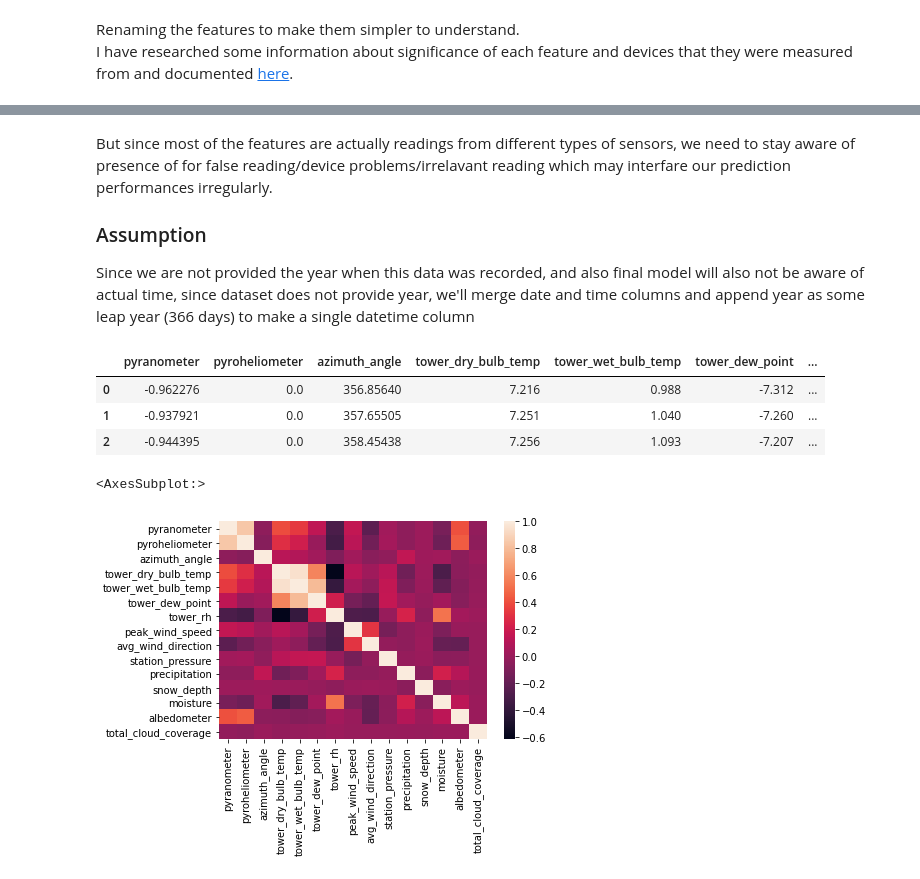
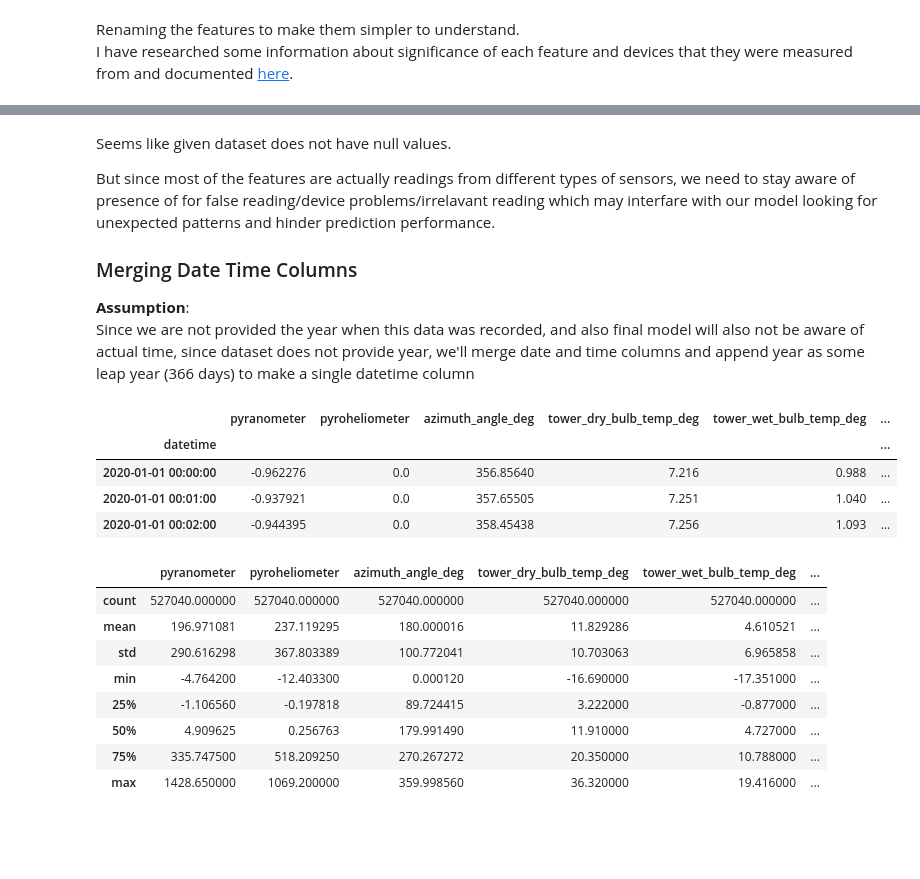
Before and after one commit to mrutyunjay17/solar-cloud-coverage-prediction, a Jupyter notebook: data_analysis.ipynb, the cells around one changed output, grey strips where cells are left out. Cells and saved outputs as stored; diff of their text form; code cells hidden in the pictures; blank space fills up the shorter version.

Commit message:
Cloud coverage analysis

```diff
--- a/data_analysis.ipynb
+++ b/data_analysis.ipynb
@@ -122,17 +122,17 @@ CUSTOM_FEATURE_NAMES = {
     'MST':'time',
     'Global CMP22 (vent/cor) [W/m^2]':'pyranometer',
     'Direct sNIP [W/m^2]':'pyroheliometer',
-    'Azimuth Angle [degrees]':'azimuth_angle',
-    'Tower Dry Bulb Temp [deg C]':'tower_dry_bulb_temp',
-    'Tower Wet Bulb Temp [deg C]':'tower_wet_bulb_temp',
-    'Tower Dew Point Temp [deg C]':'tower_dew_point',
-    'Tower RH [%]':'tower_rh',
-    'Total Cloud Cover [%]':'total_cloud_coverage',
-    'Peak Wind Speed @ 6ft [m/s]':'peak_wind_speed',
-    'Avg Wind Direction @ 6ft [deg from N]':'avg_wind_direction',
-    'Station Pressure [mBar]':'station_pressure',
-    'Precipitation (Accumulated) [mm]':'precipitation',
-    'Snow Depth [cm]':'snow_depth',
+    'Azimuth Angle [degrees]':'azimuth_angle_deg',
+    'Tower Dry Bulb Temp [deg C]':'tower_dry_bulb_temp_deg',
+    'Tower Wet Bulb Temp [deg C]':'tower_wet_bulb_temp_deg',
+    'Tower Dew Point Temp [deg C]':'tower_dew_point_deg',
+    'Tower RH [%]':'tower_rh_pct',
+    'Total Cloud Cover [%]':'total_cloud_coverage_pct',
+    'Peak Wind Speed @ 6ft [m/s]':'peak_wind_speed_mps',
+    'Avg Wind Direction @ 6ft [deg from N]':'avg_wind_direction_deg',
+    'Station Pressure [mBar]':'station_pressure_mbar',
+    'Precipitation (Accumulated) [mm]':'precipitation_mm',
+    'Snow Depth [cm]':'snow_depth_cm',
     'Moisture':'moisture',
     'Albedo (CMP11)':'albedometer'
 }
@@ -170,29 +170,49 @@ albedometer             0
 dtype: int64
 # %% [markdown]
-But since most of the features are actually readings from different types of sensors, we need to stay aware of presence of for false reading/device problems/irrelavant reading which may interfare our prediction performances irregularly.
+Seems like given dataset does not have null values.
 
-### Assumption
+But since most of the features are actually readings from different types of sensors, we need to stay aware of presence of for false reading/device problems/irrelavant reading which may interfare with our model looking for unexpected patterns and hinder prediction performance.
+
+### Merging Date Time Columns
+**Assumption**:
 Since we are not provided the year when this data was recorded, and also final model will also not be aware of actual time, since dataset does not provide year, we'll merge date and time columns and append year as some leap year (366 days) to make a single datetime column
 # %%
 # Merge datetime and get dependant variable as last column
 def add_datetime_column(weather_df):
-    weather_df['datetime'] = pd.to_datetime('2020/'+weather_df['date']+ ' ' + weather_df['time'])
-    cloud_coverage = weather_df['total_cloud_coverage']
-    weather_df = weather_df.drop(['date', 'time', 'total_cloud_coverage'], axis=1)
-    weather_df['total_cloud_coverage'] = cloud_coverage
+    column_name = 'datetime'
+    column_name_cpy = 'datetime_cpy'
+
+    if column_name in weather_df.columns: #Already exists
+        return weather_df
+
+    weather_df[column_name] = pd.to_datetime('2020/'+weather_df['date']+ ' ' + weather_df['time'])
+    weather_df[column_name_cpy] = pd.to_datetime('2020/'+weather_df['date']+ ' ' + weather_df['time'])
+    cloud_coverage = weather_df['total_cloud_coverage_pct']
+
+    weather_df = weather_df.drop(['date', 'time', 'total_cloud_coverage_pct'], axis=1)
+    weather_df['total_cloud_coverage_pct'] = cloud_coverage
     return weather_df
 # %%
 weather_df = add_datetime_column(weather_df)
+weather_df.set_index('datetime', inplace=True)
 weather_df.head(3)
 # %% [output]
-|  | pyranometer | pyroheliometer | azimuth_angle | tower_dry_bulb_temp | tower_wet_bulb_temp | tower_dew_point | ... |
-| 0 | -0.962276 | 0.0 | 356.85640 | 7.216 | 0.988 | -7.312 | ... |
-| 1 | -0.937921 | 0.0 | 357.65505 | 7.251 | 1.040 | -7.260 | ... |
-| 2 | -0.944395 | 0.0 | 358.45438 | 7.256 | 1.093 | -7.207 | ... |
+|  | pyranometer | pyroheliometer | azimuth_angle_deg | tower_dry_bulb_temp_deg | tower_wet_bulb_temp_deg | ... |
+| datetime |  |  |  |  |  | ... |
+| 2020-01-01 00:00:00 | -0.962276 | 0.0 | 356.85640 | 7.216 | 0.988 | ... |
+| 2020-01-01 00:01:00 | -0.937921 | 0.0 | 357.65505 | 7.251 | 1.040 | ... |
+| 2020-01-01 00:02:00 | -0.944395 | 0.0 | 358.45438 | 7.256 | 1.093 | ... |
 # %%
 import seaborn as sns
 
-sns.heatmap(weather_df.corr())
+weather_df.describe()
 # %% [output]
-<AxesSubplot:>
-[figure, removed]
+|  | pyranometer | pyroheliometer | azimuth_angle_deg | tower_dry_bulb_temp_deg | tower_wet_bulb_temp_deg | ... |
+| count | 527040.000000 | 527040.000000 | 527040.000000 | 527040.000000 | 527040.000000 | ... |
+| mean | 196.971081 | 237.119295 | 180.000016 | 11.829286 | 4.610521 | ... |
+| std | 290.616298 | 367.803389 | 100.772041 | 10.703063 | 6.965858 | ... |
+| min | -4.764200 | -12.403300 | 0.000120 | -16.690000 | -17.351000 | ... |
+| 25% | -1.106560 | -0.197818 | 89.724415 | 3.222000 | -0.877000 | ... |
+| 50% | 4.909625 | 0.256763 | 179.991490 | 11.910000 | 4.727000 | ... |
+| 75% | 335.747500 | 518.209250 | 270.267272 | 20.350000 | 10.788000 | ... |
+| max | 1428.650000 | 1069.200000 | 359.998560 | 36.320000 | 19.416000 | ... |
```
Also changed, not shown: parts of 9 cells of this notebook.
